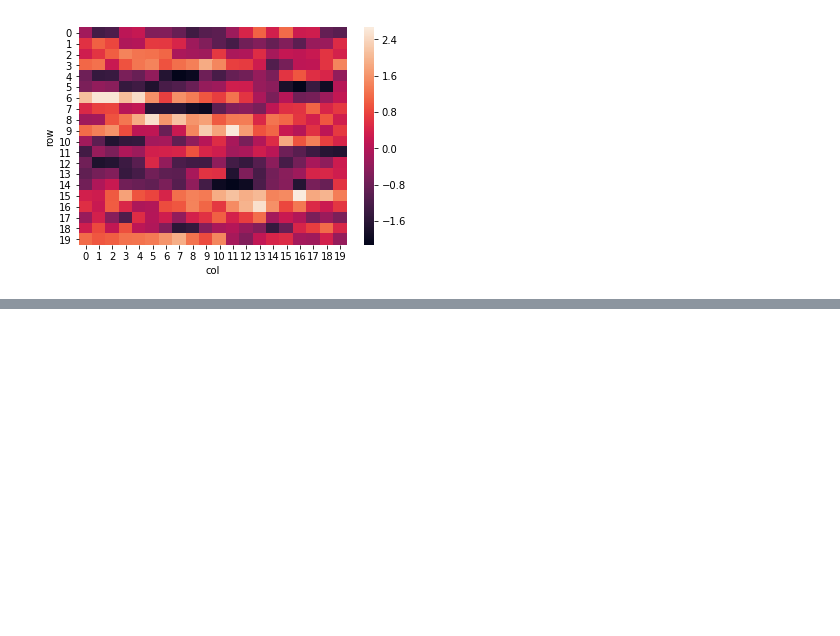
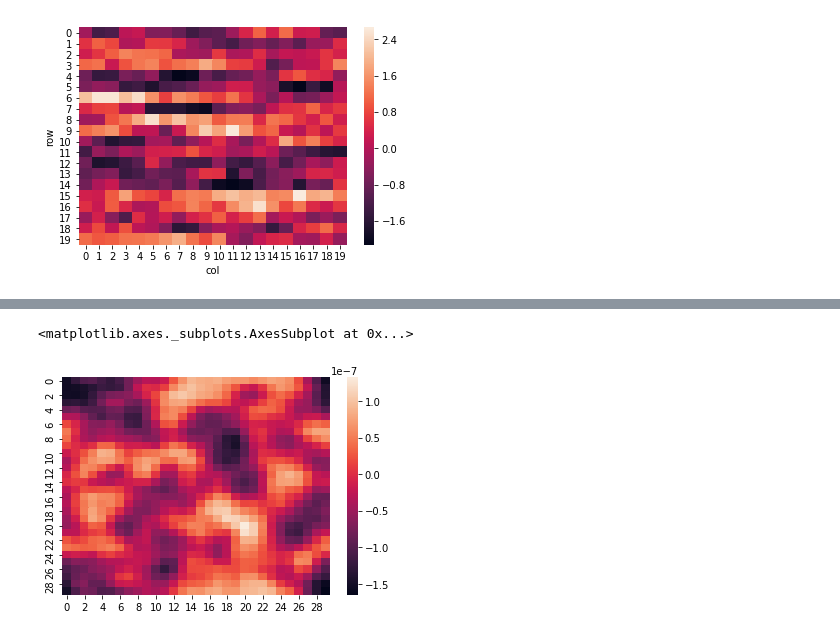
Before and after one commit to jamesjarlathlong/continuous, a Jupyter notebook: randomfield.ipynb, the cells around one changed output, grey strips where cells are left out. Cells and saved outputs as stored; diff of their text form; code cells hidden in the pictures; blank space fills up the shorter version.

```diff
--- a/randomfield.ipynb
+++ b/randomfield.ipynb
@@ -142,0 +205,5 @@ plot(square, volatile_aniso2d)
+# %%
+sns.heatmap(res.real[:,:,11]-res.real[:,:,12])
+# %% [output]
+<matplotlib.axes._subplots.AxesSubplot at 0x...>
+[figure, added]
```
Also changed, not shown: parts of 12 cells of this notebook.
